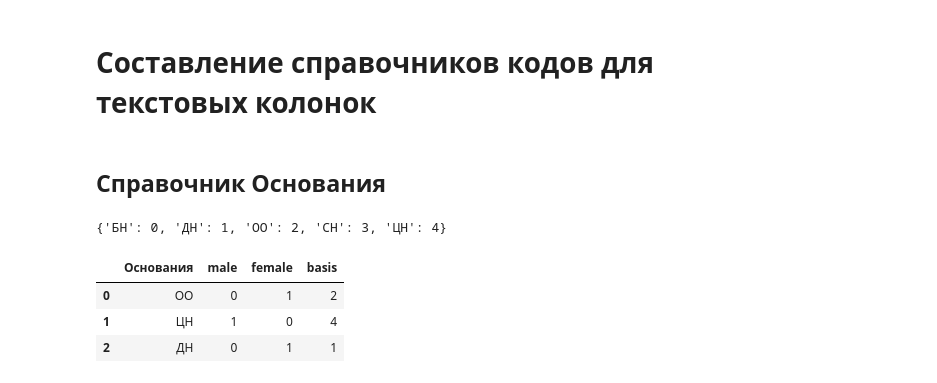
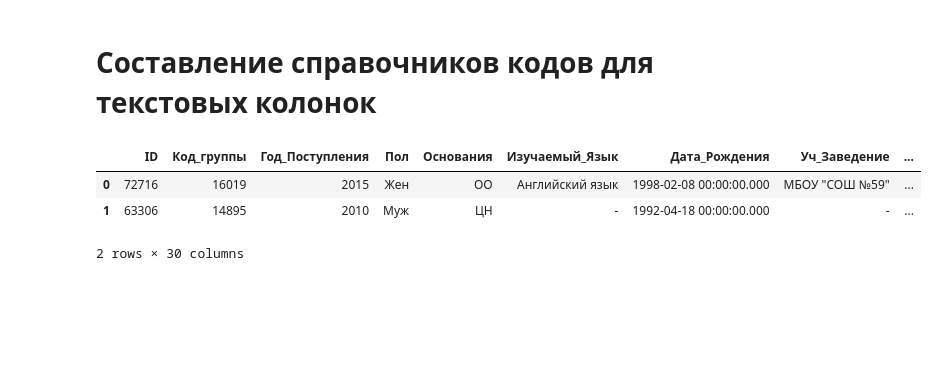
Before and after one commit to RomanZorkin/digital_match_altay, a Jupyter notebook: notebooks/prepare_trainDS.ipynb, the cells around one changed output. Saved outputs shown, nothing was run; the diff lists cells and outputs as text; code cells hidden in the pictures; blank space fills up the shorter version.

```diff
--- a/notebooks/prepare_trainDS.ipynb
+++ b/notebooks/prepare_trainDS.ipynb
@@ -248,5 +282,6 @@ clean_frame.loc[clean_frame['Уч_Заведение'].isnull(), 'Уч_Заве
 # %%
 clean_frame.loc[clean_frame['Где_Находится_УЗ'].isnull(), 'Где_Находится_УЗ'] = '-'
 # %%
-clean_frame.loc[clean_frame['Пособие'].isnull()]
+clean_frame.loc[clean_frame['Пособие'].isnull(), 'Пособие'] = 0
+clean_frame.groupby('Пособие')['ID'].count()
 # %% [output]
@@ -297,3 +363,4 @@ clean_frame.loc[clean_frame['Страна_Родители'] == 'Таджики
 # %%
-clean_frame.loc[clean_frame['Опекунство'].isnull()]
+clean_frame.loc[clean_frame['Опекунство'].isnull(), 'Опекунство'] = 0
+clean_frame.groupby('Опекунство')['ID'].count()
 # %% [output]
@@ -332,0 +398,7 @@ clean_frame.loc[(clean_frame['СрБаллАттестата'].isnull())]
+# %%
+clean_frame.loc[(clean_frame['СрБаллАттестата'].isnull())]
+big_atestat = clean_frame.loc[clean_frame['СрБаллАттестата'] > 100, 'ID'].to_list()
+small_atestat = clean_frame.loc[clean_frame['СрБаллАттестата'] < 5, 'ID'].to_list()
+clean_frame.loc[clean_frame['СрБаллАттестата'] > 100, 'СрБаллАттестата'] = clean_frame.loc[clean_frame['СрБаллАттестата'] > 100, 'СрБаллАттестата'] / 100
+clean_frame.loc[clean_frame['СрБаллАттестата'] < 5, 'СрБаллАттестата'] = clean_frame.loc[clean_frame['СрБаллАттестата'] < 5, 'СрБаллАттестата'] * 10
+clean_frame.loc[clean_frame['ID'].isin(big_atestat), 'СрБаллАттестата']
@@ -386,16 +472,11 @@ clean_frame.loc[:, ['Основания', 'male', 'female']].head(10)
 | 9 | ОО | 1 | 0 |
 # %% [markdown]
 # Составление справочников кодов для текстовых колонок
-# %% [markdown]
-## Справочник Основания
 # %%
-input_train = clean_frame.loc[:, ['Основания', 'male', 'female']].head(10).copy()
+input_train = clean_frame.head(10).copy()
+input_train.head(2)
+# %% [output]
+|  | ID | Код_группы | Год_Поступления | Пол | Основания | Изучаемый_Язык | Дата_Рождения | Уч_Заведение | ... |
+| 0 | 72716 | 16019 | 2015 | Жен | ОО | Английский язык | 1998-02-08 00:00:00.000 | МБОУ "СОШ №59" | ... |
+| 1 | 63306 | 14895 | 2010 | Муж | ЦН | - | 1992-04-18 00:00:00.000 | - | ... |
+2 rows × 30 columns
-# %%
-basis_frame = clean_frame.groupby('Основания')['ID'].count()
-basis_list = basis_frame.index.to_list()
-basis_dict = {}
-for num, name in enumerate(basis_list):
-    basis_dict[name] = num
-basis_dict
-# %% [output]
-{'БН': 0, 'ДН': 1, 'ОО': 2, 'СН': 3, 'ЦН': 4}
@@ -407,10 +482,0 @@ def get_code(x):
-# %%
-def get_code(x):
-    return basis_dict[x]
-input_train['basis'] = input_train['Основания'].apply(get_code)
-input_train.head(3)
-# %% [output]
-|  | Основания | male | female | basis |
-| 0 | ОО | 0 | 1 | 2 |
-| 1 | ЦН | 1 | 0 | 4 |
-| 2 | ДН | 0 | 1 | 1 |
```
Also changed, not shown: parts of 47 cells of this notebook, 1 other file.
